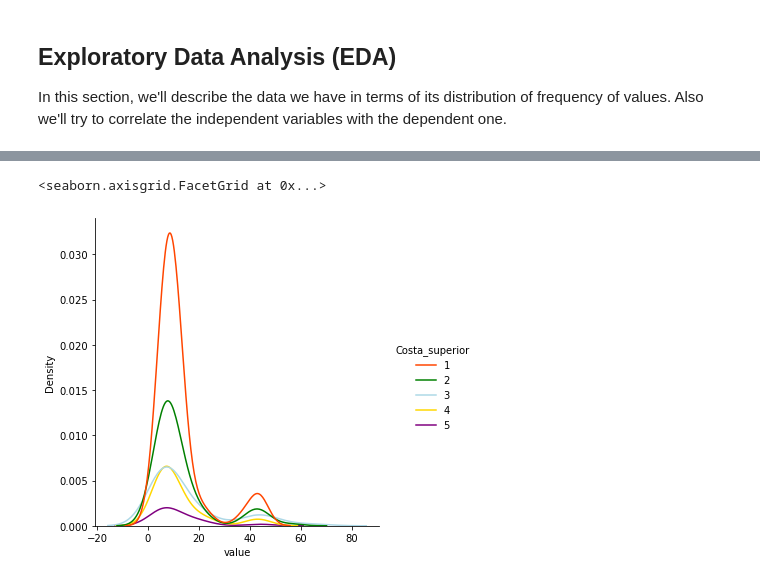
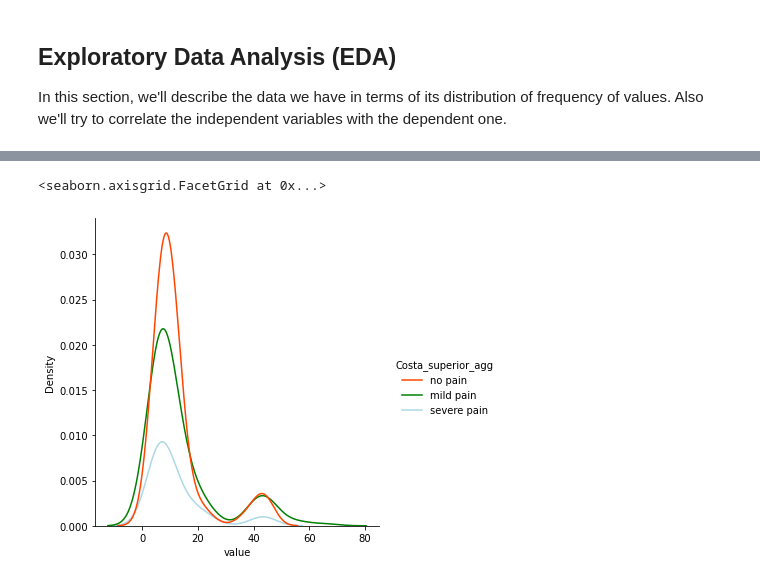
Before and after one commit to victorsanunes/machine-learning-final-project, a Jupyter notebook: notebooks/eda.ipynb, the cells around one changed output, grey strips where cells are left out. Drawn from its saved outputs; the diff is of its cells as text; code cells hidden in the pictures.

Commit message:
Notebook containing Exploratory Data Analysis

```diff
--- a/notebooks/eda.ipynb
+++ b/notebooks/eda.ipynb
@@ -164,0 +167,12 @@ df_analysis.insert(loc = 1, column = 'industry', value = df_analysis['Cargo'].ma
+# %%
+def target_grouping(score):
+    if score >= 4:
+        return 'severe pain'
+    elif score in [2,3]:
+        return 'mild pain'
+    else:
+        return 'no pain'
+# %%
+df_analysis['Costa_superior_agg'] = df_analysis['Costa_superior'].apply(target_grouping)
+df_analysis['Costa_media_agg'] = df_analysis['Costa_media'].apply(target_grouping)
+df_analysis['Costa_inferior_agg'] = df_analysis['Costa_inferior'].apply(target_grouping)
@@ -214,7 +249,6 @@ In this section, we'll describe the data we have in terms of its distribution of
 # %%
 continous_columns = [
                     'Idade',
-                    'Horas_Trabalhadas_Semana',
                     'Horas_Trabalhadas_Dia',
                     'Trabalho_Entre_Ferias_meses',
                     'Tempo_Pe_horas',
@@ -222,11 +256,7 @@ continous_columns = [
                     'Tempo_Corcoras_horas',
                     'Cigarros_dia',
                     'Horas_Dormidas_dia',
-                    'Horas_Trabalhadas_Dia',
                     'Pausas_Programadas_minutos',
-                    'Trabalho_Entre_Ferias_meses',
-                    'Tempo_Sentado_horas',
-                    'Tempo_Corcoras_horas',
                     'Superiores_Desconfortavel_horas',
                     'Inferiores_Desconfortavel_horas',
                     'Tronco_Curvado_horas',
@@ -241,9 +271,9 @@ continous_columns = [
                     'Ferramentas_Corpo_horas',
                     ]
 categorical_columns = ['Genero']
-target_columns = ['Costa_superior', 'Costa_media', 'Costa_inferior']
+target_columns = ['Costa_superior_agg', 'Costa_media_agg', 'Costa_inferior_agg']
 
-useful_columns = continous_columns + categorical_columns + target_columns[0:1]
+useful_columns = continous_columns + categorical_columns + target_columns
 # %%
 df_analysis[continous_columns].describe().transpose()
 # %% [output]
@@ -270,16 +314,16 @@ eda_df.to_excel('../reports/features-describe.xlsx')
 # %%
-df_plot = df_analysis[continous_columns + target_columns].drop(columns = ['Costa_media', 'Costa_inferior']).melt(id_vars = ['Costa_superior'])
+df_plot = df_analysis[continous_columns + target_columns].drop(columns = ['Costa_media_agg', 'Costa_inferior_agg']).melt(id_vars = ['Costa_superior_agg'])
 # %%
 sns.displot(data = df_plot[df_plot['variable'] == 'Horas_Trabalhadas_Dia'],
             x = 'value',
-            hue = 'Costa_superior',
+            hue = 'Costa_superior_agg',
             kind = 'kde',
-            palette=sns.color_palette(['orangered', 'green', 'lightblue', 'gold', 'purple']),
+            palette=sns.color_palette(['orangered', 'green', 'lightblue']),
 
            )
 # %% [output]
 <seaborn.axisgrid.FacetGrid at 0x...>
-[figure, old version]
+[figure, new version]
 # %%
 # sns.displot(
 #     df_plot, x="variable", col="value",
```
Also changed, not shown: parts of 22 cells of this notebook.
